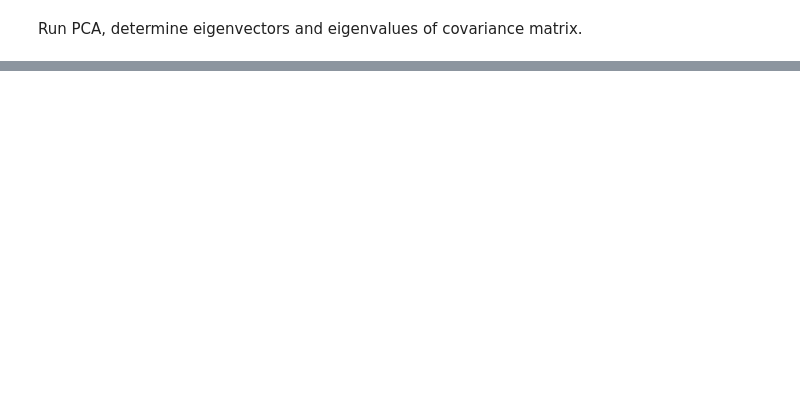
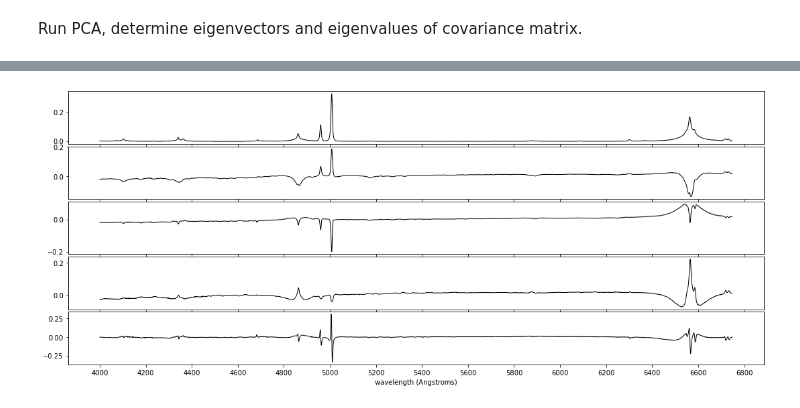
Before and after one commit to trevormccaffrey/Winter2022Classes, a Jupyter notebook: Math387_LinearAlgebra2/VideoAssignment/PCA_videoassignment.ipynb, the cells around one changed output, grey strips where cells are left out. Saved outputs shown, nothing was run; the diff lists cells and outputs as text; code cells hidden in the pictures; blank space fills up the shorter version.

```diff
--- a/Math387_LinearAlgebra2/VideoAssignment/PCA_videoassignment.ipynb
+++ b/Math387_LinearAlgebra2/VideoAssignment/PCA_videoassignment.ipynb
@@ -118,0 +231,41 @@ Run PCA, determine eigenvectors and eigenvalues of covariance matrix.
+# %%
+pca_evecs = np.vstack([pca.mean_,pca.components_]) #Include the mean in the components
+#Treat mean as first eigenvector with eigenvalue of 1, so need to prepend 1.0 to each of the eigenvalue arrays
+for i,eval in enumerate(eigenvalues):
+    new_eval = np.insert(eval,0,1.0,axis=0)
+    #print(eval,new_eval)
+    if (i==0):
+        pca_evals = new_eval
+    else:
+        pca_evals = np.vstack([pca_evals,new_eval])
+# %%
+fig = plt.figure(figsize=(16, 8))
+fig.subplots_adjust(left=0.05, right=0.95, wspace=0.05,
+                    bottom=0.1, top=0.95, hspace=0.05)
+
+title = 'PCA components'
+
+for j in range(1, len(pca_evecs)):
+
+    # plot the components
+    ax = fig.add_subplot(len(pca_evecs), 1, j+1)
+    #ax.yaxis.set_major_formatter(plt.NullFormatter())
+    ax.xaxis.set_major_locator(plt.MultipleLocator(200))
+    if j < pca_ncomp - 1:
+        ax.xaxis.set_major_formatter(plt.NullFormatter())
+    else:
+        ax.set_xlabel('wavelength (Angstroms)')
+    if j>0:
+        ax.plot(wave[0], pca_evecs[j], '-k', lw=1)
+        ymin, ymax = ax.get_ylim()
+        #ax.plot([1640.42,1640.42],[ymin,ymax],'--k')
+        #ax.plot([1663.48,1663.48],[ymin,ymax],'--k')
+        #ax.plot([1857.40,1857.40],[ymin,ymax],'--k')
+        #ax.plot([1892.03,1892.03],[ymin,ymax],'--k')
+        #ax.plot([1908.73,1908.73],[ymin,ymax],'--k')
+        #ax.plot([2798.75,2798.75],[ymin,ymax],'--k')
+        #ax.set_xlim(1600,3000)
+        ax.set_ylim(ymin,ymax)
+plt.show()
+# %% [output]
+[figure, added]
```
Also changed, not shown: parts of 21 cells of this notebook, 8 other files.
